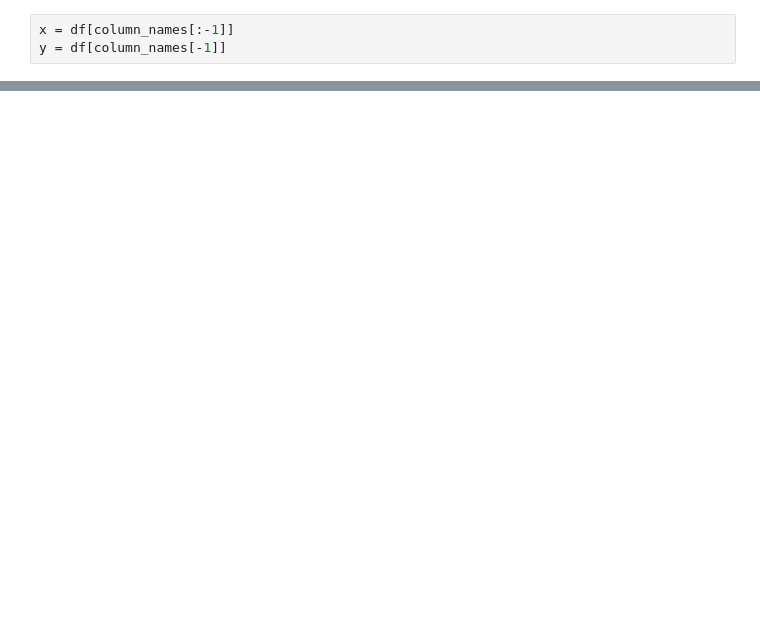
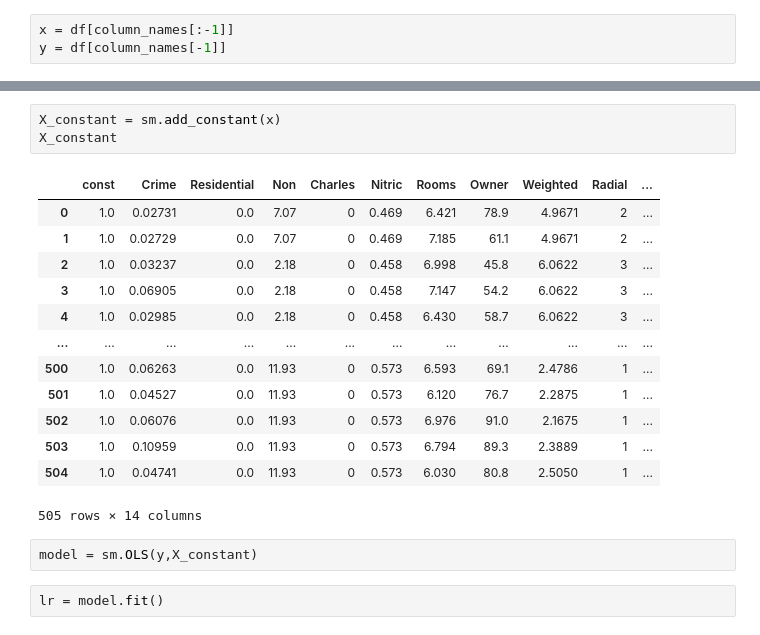
Before and after one commit to BurhanAkkus/Machine-Learning-Course, a Jupyter notebook: Multiple Regression/Multiple Regression.ipynb, the cells around one changed output, grey strips where cells are left out. Saved outputs shown, nothing was run; the diff lists cells and outputs as text; blank space fills up the shorter version.

```diff
--- a/Multiple Regression/Multiple Regression.ipynb
+++ b/Multiple Regression/Multiple Regression.ipynb
@@ -25,0 +29,21 @@ y = df[column_names[-1]]
+# %%
+X_constant = sm.add_constant(x)
+X_constant
+# %% [output]
+|  | const | Crime | Residential | Non | Charles | Nitric | Rooms | Owner | Weighted | Radial | ... |
+| 0 | 1.0 | 0.02731 | 0.0 | 7.07 | 0 | 0.469 | 6.421 | 78.9 | 4.9671 | 2 | ... |
+| 1 | 1.0 | 0.02729 | 0.0 | 7.07 | 0 | 0.469 | 7.185 | 61.1 | 4.9671 | 2 | ... |
+| 2 | 1.0 | 0.03237 | 0.0 | 2.18 | 0 | 0.458 | 6.998 | 45.8 | 6.0622 | 3 | ... |
+| 3 | 1.0 | 0.06905 | 0.0 | 2.18 | 0 | 0.458 | 7.147 | 54.2 | 6.0622 | 3 | ... |
+| 4 | 1.0 | 0.02985 | 0.0 | 2.18 | 0 | 0.458 | 6.430 | 58.7 | 6.0622 | 3 | ... |
+| ... | ... | ... | ... | ... | ... | ... | ... | ... | ... | ... | ... |
+| 500 | 1.0 | 0.06263 | 0.0 | 11.93 | 0 | 0.573 | 6.593 | 69.1 | 2.4786 | 1 | ... |
+| 501 | 1.0 | 0.04527 | 0.0 | 11.93 | 0 | 0.573 | 6.120 | 76.7 | 2.2875 | 1 | ... |
+| 502 | 1.0 | 0.06076 | 0.0 | 11.93 | 0 | 0.573 | 6.976 | 91.0 | 2.1675 | 1 | ... |
+| 503 | 1.0 | 0.10959 | 0.0 | 11.93 | 0 | 0.573 | 6.794 | 89.3 | 2.3889 | 1 | ... |
+| 504 | 1.0 | 0.04741 | 0.0 | 11.93 | 0 | 0.573 | 6.030 | 80.8 | 2.5050 | 1 | ... |
+505 rows × 14 columns
+# %%
+model = sm.OLS(y,X_constant)
+# %%
+lr = model.fit()
```
Also changed, not shown: parts of 6 cells of this notebook.
